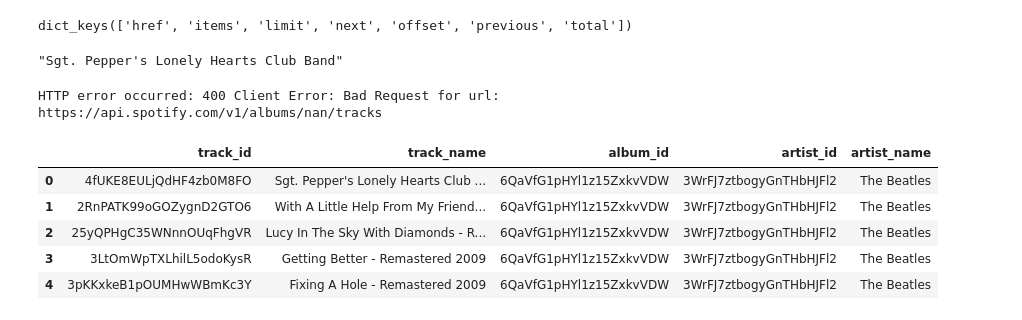
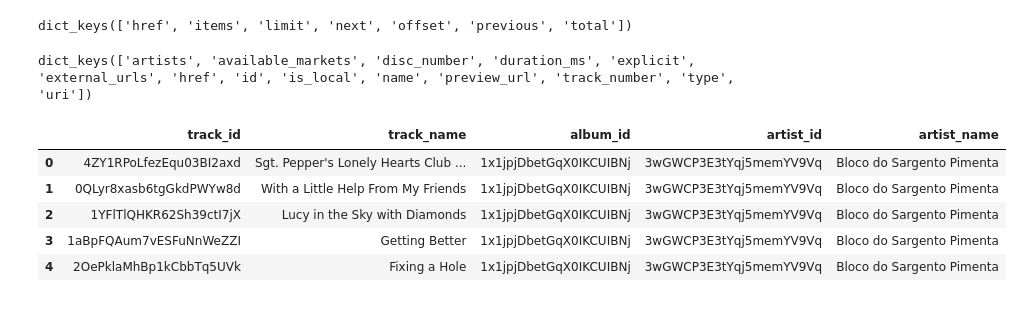
Before and after one commit to cristianecarneiro/visualization, a Jupyter notebook: 6_api_tracks1.ipynb, the cells around one changed output. Cells and saved outputs as stored; diff of their text form; code cells hidden in the pictures.

```diff
--- a/notebooks/06_api_tracks1.ipynb
+++ b/6_api_tracks1.ipynb
@@ -97,9 +97,9 @@ responsejson.keys()
 # %% [output]
 dict_keys(['href', 'items', 'limit', 'next', 'offset', 'previous', 'total'])
 # %%
-responsejson['items'][0]['name']
+responsejson['items'][0]
 # %% [output]
-"Sgt. Pepper's Lonely Hearts Club Band"
+dict_keys(['artists', 'available_markets', 'disc_number', 'duration_ms', 'explicit', 'external_urls', 'href', 'id', 'is_local', 'name', 'preview_url', 'track_number', 'type', 'uri'])
 # %%
 # Construct a list of URLs for querying track information
 track_urls = [f'https://api.spotify.com/v1/albums/{album_id}/tracks' for album_id in album_ids]
@@ -127,7 +127,7 @@ def search_track_info(track_url):
                 # You can add more data points here that you want to fetch directly
             })
 
-    except rq.exceptions.HTTPError as err:
+    except requests.exceptions.HTTPError as err:
         print(f"HTTP error occurred: {err}")
     except Exception as e:
         print(f"An error occurred: {e}")
@@ -139,17 +139,15 @@ for track_url in track_url_list:
 
 # Create a DataFrame from the list of dictionaries
 data_tracks = pd.DataFrame(track_data_list)
-# %% [output]
-HTTP error occurred: 400 Client Error: Bad Request for url: https://api.spotify.com/v1/albums/nan/tracks
 # %%
-data_tracks.head(5)
+data_tracks.head()
 # %% [output]
 |  | track_id | track_name | album_id | artist_id | artist_name |
-| 0 | 4fUKE8EULjQdHF4zb0M8FO | Sgt. Pepper's Lonely Hearts Club ... | 6QaVfG1pHYl1z15ZxkvVDW | 3WrFJ7ztbogyGnTHbHJFl2 | The Beatles |
-| 1 | 2RnPATK99oGOZygnD2GTO6 | With A Little Help From My Friend... | 6QaVfG1pHYl1z15ZxkvVDW | 3WrFJ7ztbogyGnTHbHJFl2 | The Beatles |
-| 2 | 25yQPHgC35WNnnOUqFhgVR | Lucy In The Sky With Diamonds - R... | 6QaVfG1pHYl1z15ZxkvVDW | 3WrFJ7ztbogyGnTHbHJFl2 | The Beatles |
-| 3 | 3LtOmWpTXLhilL5odoKysR | Getting Better - Remastered 2009 | 6QaVfG1pHYl1z15ZxkvVDW | 3WrFJ7ztbogyGnTHbHJFl2 | The Beatles |
-| 4 | 3pKKxkeB1pOUMHwWBmKc3Y | Fixing A Hole - Remastered 2009 | 6QaVfG1pHYl1z15ZxkvVDW | 3WrFJ7ztbogyGnTHbHJFl2 | The Beatles |
+| 0 | 4ZY1RPoLfezEqu03BI2axd | Sgt. Pepper's Lonely Hearts Club ... | 1x1jpjDbetGqX0IKCUIBNj | 3wGWCP3E3tYqj5memYV9Vq | Bloco do Sargento Pimenta |
+| 1 | 0QLyr8xasb6tgGkdPWYw8d | With a Little Help From My Friends | 1x1jpjDbetGqX0IKCUIBNj | 3wGWCP3E3tYqj5memYV9Vq | Bloco do Sargento Pimenta |
+| 2 | 1YFlTlQHKR62Sh39ctI7jX | Lucy in the Sky with Diamonds | 1x1jpjDbetGqX0IKCUIBNj | 3wGWCP3E3tYqj5memYV9Vq | Bloco do Sargento Pimenta |
+| 3 | 1aBpFQAum7vESFuNnWeZZI | Getting Better | 1x1jpjDbetGqX0IKCUIBNj | 3wGWCP3E3tYqj5memYV9Vq | Bloco do Sargento Pimenta |
+| 4 | 2OePklaMhBp1kCbbTq5UVk | Fixing a Hole | 1x1jpjDbetGqX0IKCUIBNj | 3wGWCP3E3tYqj5memYV9Vq | Bloco do Sargento Pimenta |
 # %%
 data_tracks.shape
 # %% [output]
```
Also changed, not shown: parts of 4 cells of this notebook, 19 other files.
